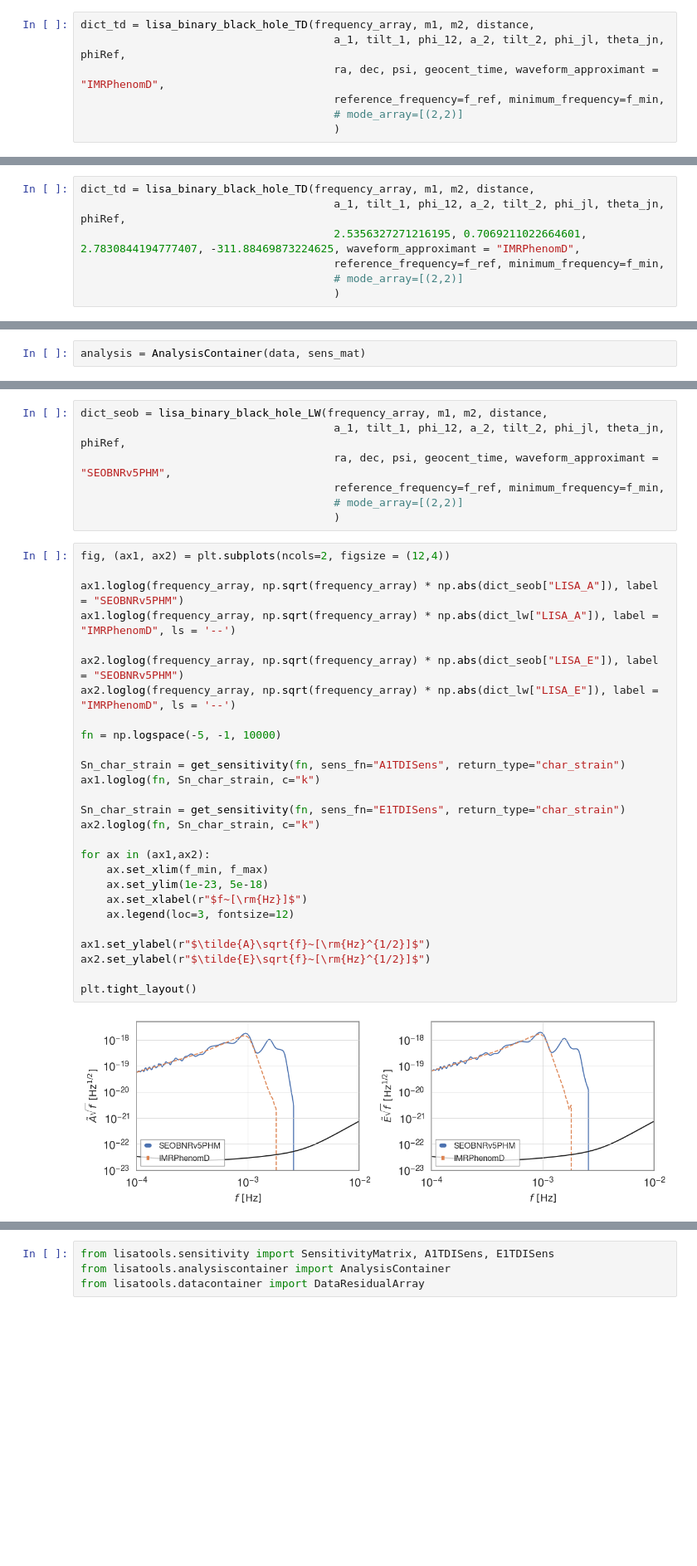
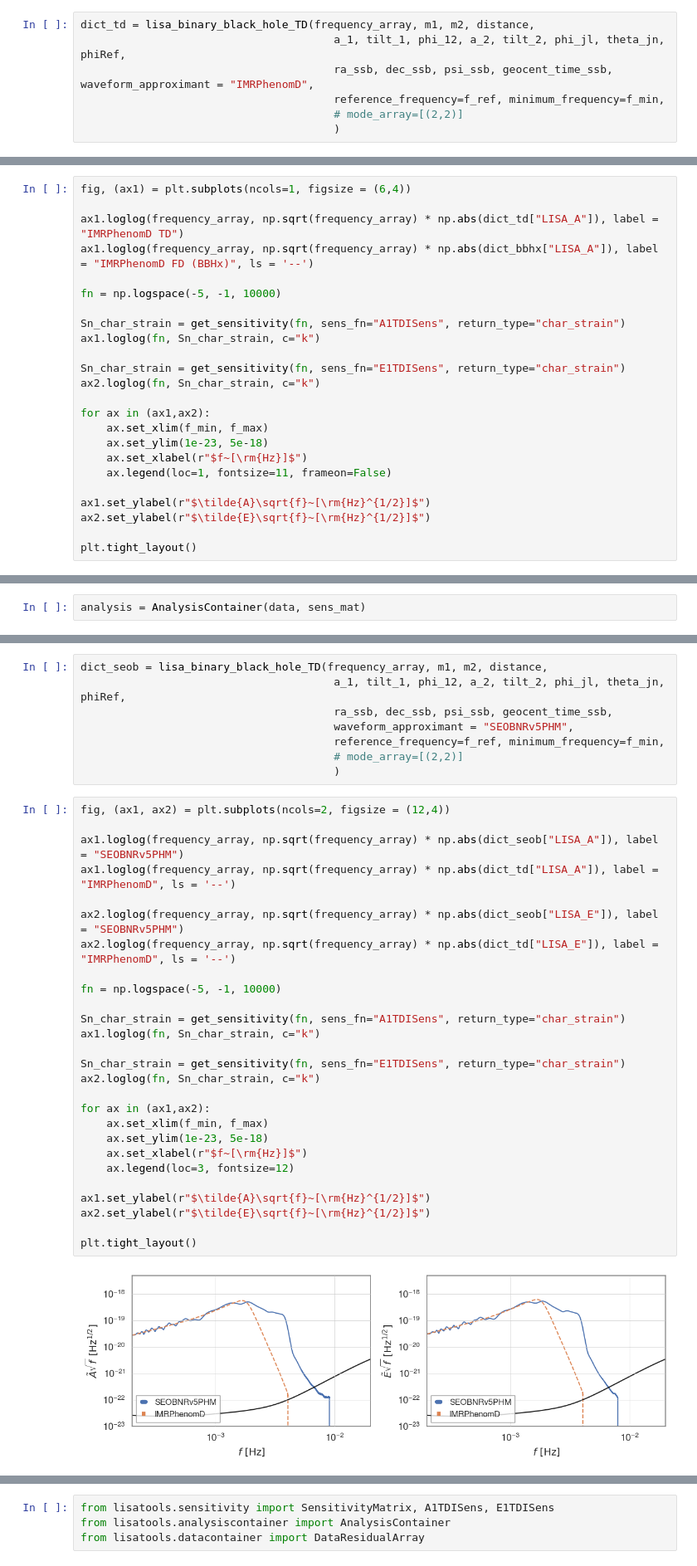
Before and after one commit to lorenzopompili00/bilby_lisa, a Jupyter notebook: debug/test_bilby_source.ipynb, the cells around one changed output, grey strips where cells are left out. Shown: that part at 83% size. Drawn from its saved outputs; the diff is of its cells as text; blank space fills up the shorter version.

```diff
--- a/debug/test_bilby_source.ipynb
+++ b/debug/test_bilby_source.ipynb
@@ -73,7 +105,7 @@ dict_lw = lisa_binary_black_hole_LW(frequency_array, m1, m2, distance,
 # %%
 dict_td = lisa_binary_black_hole_TD(frequency_array, m1, m2, distance,
                                        a_1, tilt_1, phi_12, a_2, tilt_2, phi_jl, theta_jn, phiRef,
-                                       ra, dec, psi, geocent_time, waveform_approximant = "IMRPhenomD",
+                                       ra_ssb, dec_ssb, psi_ssb, geocent_time_ssb, waveform_approximant = "IMRPhenomD",
                                        reference_frequency=f_ref, minimum_frequency=f_min,
                                        # mode_array=[(2,2)]
                                        )
@@ -87,10 +112,3 @@ LISA_to_SSB(0.0, np.pi/3, np.pi/3, np.pi/3)
-# %%
-dict_td = lisa_binary_black_hole_TD(frequency_array, m1, m2, distance,
-                                       a_1, tilt_1, phi_12, a_2, tilt_2, phi_jl, theta_jn, phiRef,
-                                       2.5356327271216195, 0.7069211022664601, 2.7830844194777407, -311.88469873224625, waveform_approximant = "IMRPhenomD",
-                                       reference_frequency=f_ref, minimum_frequency=f_min,
-                                       # mode_array=[(2,2)]
-                                       )
 # %%
 fig, (ax1, ax2) = plt.subplots(ncols=2, figsize = (12,4))
 
@@ -124,0 +143,24 @@ plt.tight_layout()
+# %%
+fig, (ax1) = plt.subplots(ncols=1, figsize = (6,4))
+
+ax1.loglog(frequency_array, np.sqrt(frequency_array) * np.abs(dict_td["LISA_A"]), label = "IMRPhenomD TD")
+ax1.loglog(frequency_array, np.sqrt(frequency_array) * np.abs(dict_bbhx["LISA_A"]), label = "IMRPhenomD FD (BBHx)", ls = '--')
+
+fn = np.logspace(-5, -1, 10000)
+
+Sn_char_strain = get_sensitivity(fn, sens_fn="A1TDISens", return_type="char_strain")
+ax1.loglog(fn, Sn_char_strain, c="k")
+
+Sn_char_strain = get_sensitivity(fn, sens_fn="E1TDISens", return_type="char_strain")
+ax2.loglog(fn, Sn_char_strain, c="k")
+
+for ax in (ax1,ax2):
+    ax.set_xlim(f_min, f_max)
+    ax.set_ylim(1e-23, 5e-18)
+    ax.set_xlabel(r"$f~[\rm{Hz}]$")
+    ax.legend(loc=1, fontsize=11, frameon=False)
+
+ax1.set_ylabel(r"$\tilde{A}\sqrt{f}~[\rm{Hz}^{1/2}]$")
+ax2.set_ylabel(r"$\tilde{E}\sqrt{f}~[\rm{Hz}^{1/2}]$")
+
+plt.tight_layout()
@@ -171,37 +233,38 @@ print(
 # %%
-dict_seob = lisa_binary_black_hole_LW(frequency_array, m1, m2, distance,
+dict_seob = lisa_binary_black_hole_TD(frequency_array, m1, m2, distance,
                                        a_1, tilt_1, phi_12, a_2, tilt_2, phi_jl, theta_jn, phiRef,
-                                       ra, dec, psi, geocent_time, waveform_approximant = "SEOBNRv5PHM",
+                                       ra_ssb, dec_ssb, psi_ssb, geocent_time_ssb,
+                                       waveform_approximant = "SEOBNRv5PHM",
                                        reference_frequency=f_ref, minimum_frequency=f_min,
                                        # mode_array=[(2,2)]
                                        )
 # %%
 fig, (ax1, ax2) = plt.subplots(ncols=2, figsize = (12,4))
 
 ax1.loglog(frequency_array, np.sqrt(frequency_array) * np.abs(dict_seob["LISA_A"]), label = "SEOBNRv5PHM")
-ax1.loglog(frequency_array, np.sqrt(frequency_array) * np.abs(dict_lw["LISA_A"]), label = "IMRPhenomD", ls = '--')
+ax1.loglog(frequency_array, np.sqrt(frequency_array) * np.abs(dict_td["LISA_A"]), label = "IMRPhenomD", ls = '--')
 
 ax2.loglog(frequency_array, np.sqrt(frequency_array) * np.abs(dict_seob["LISA_E"]), label = "SEOBNRv5PHM")
-ax2.loglog(frequency_array, np.sqrt(frequency_array) * np.abs(dict_lw["LISA_E"]), label = "IMRPhenomD", ls = '--')
+ax2.loglog(frequency_array, np.sqrt(frequency_array) * np.abs(dict_td["LISA_E"]), label = "IMRPhenomD", ls = '--')
 
 fn = np.logspace(-5, -1, 10000)
 
 Sn_char_strain = get_sensitivity(fn, sens_fn="A1TDISens", return_type="char_strain")
 ax1.loglog(fn, Sn_char_strain, c="k")
 
 Sn_char_strain = get_sensitivity(fn, sens_fn="E1TDISens", return_type="char_strain")
 ax2.loglog(fn, Sn_char_strain, c="k")
 
 for ax in (ax1,ax2):
     ax.set_xlim(f_min, f_max)
     ax.set_ylim(1e-23, 5e-18)
     ax.set_xlabel(r"$f~[\rm{Hz}]$")
     ax.legend(loc=3, fontsize=12)
 
 ax1.set_ylabel(r"$\tilde{A}\sqrt{f}~[\rm{Hz}^{1/2}]$")
 ax2.set_ylabel(r"$\tilde{E}\sqrt{f}~[\rm{Hz}^{1/2}]$")
 
 plt.tight_layout()
 # %% [output]
-[figure, old version]
+[figure, new version]
 # %%
```
Also changed, not shown: parts of 18 cells of this notebook, 2 other files.
